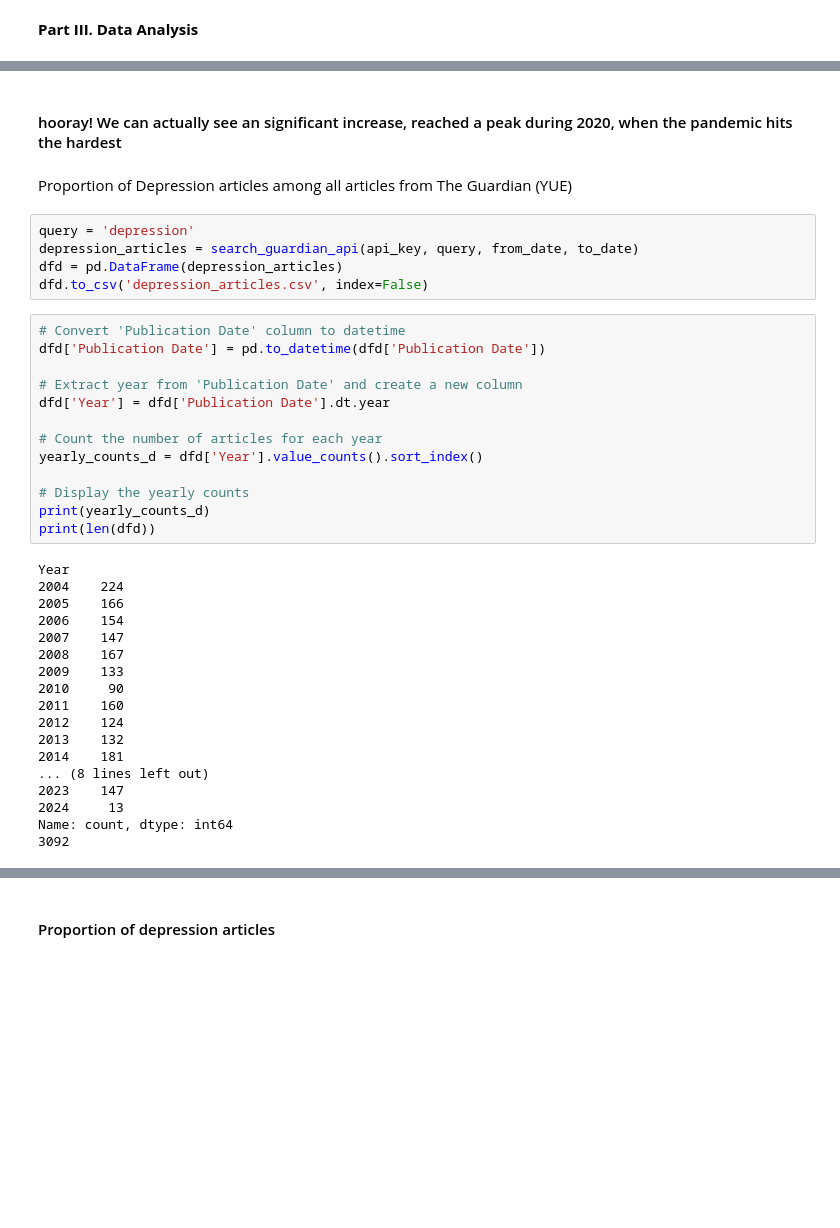
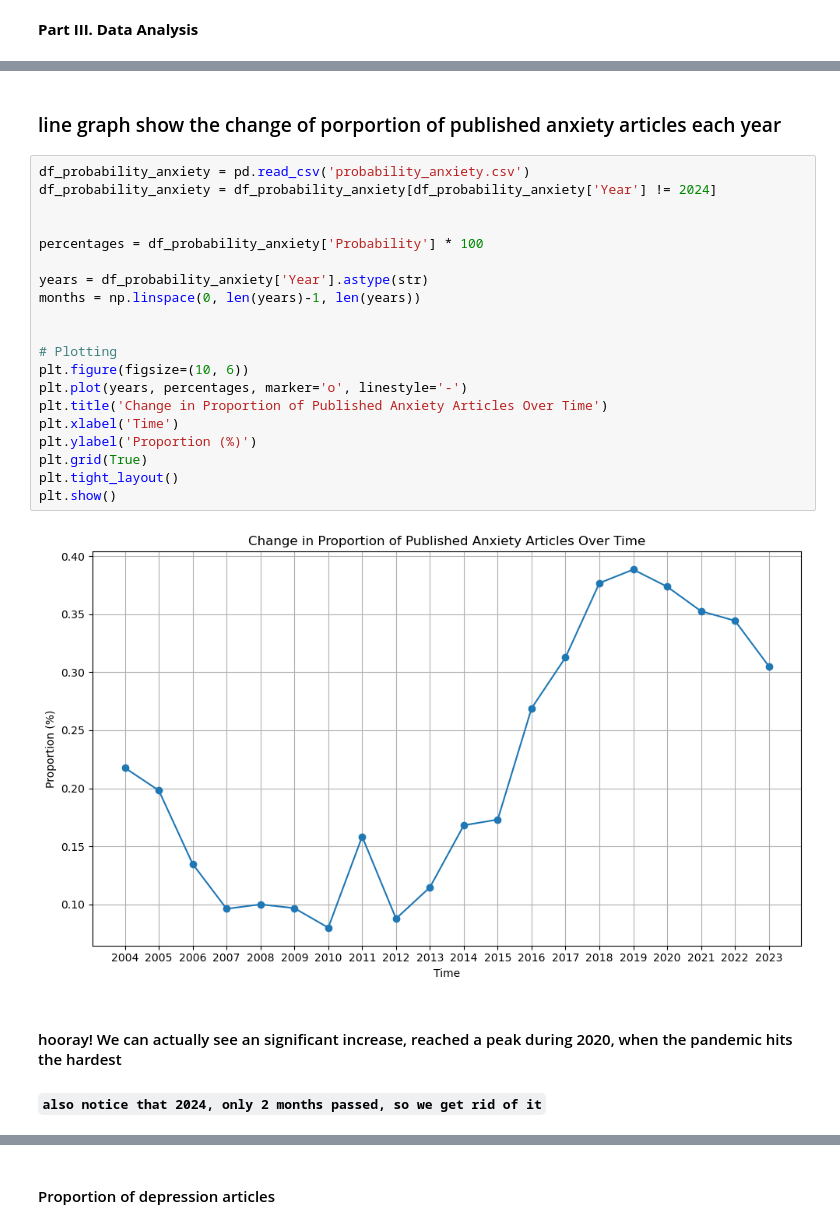
Before and after one commit to kexinz330/mentalhealth-news-kz, a Jupyter notebook: psychkids.ipynb, the cells around one changed output, grey strips where cells are left out. Saved outputs shown, nothing was run; the diff lists cells and outputs as text; blank space fills up the shorter version.

```diff
--- a/psychkids.ipynb
+++ b/psychkids.ipynb
@@ -525,40 +588,28 @@ plt.show()
+# %% [markdown]
+### line graph show the change of porportion of published anxiety articles each year
+# %%
+df_probability_anxiety = pd.read_csv('probability_anxiety.csv')
+df_probability_anxiety = df_probability_anxiety[df_probability_anxiety['Year'] != 2024]
+
+
+percentages = df_probability_anxiety['Probability'] * 100
+
+years = df_probability_anxiety['Year'].astype(str)
+months = np.linspace(0, len(years)-1, len(years))
+
+
+# Plotting
+plt.figure(figsize=(10, 6))
+plt.plot(years, percentages, marker='o', linestyle='-')
+plt.title('Change in Proportion of Published Anxiety Articles Over Time')
+plt.xlabel('Time')
+plt.ylabel('Proportion (%)')
+plt.grid(True)
+plt.tight_layout()
+plt.show()
+# %% [output]
+[figure, added]
 # %% [markdown]
 #### hooray! We can actually see an significant increase, reached a peak during 2020, when  the pandemic hits the hardest
+
+#### `also notice that 2024, only 2 months passed, so we get rid of it`
-# %% [markdown]
-Proportion of Depression articles among all articles from The Guardian (YUE)
-# %%
-query = 'depression'
-depression_articles = search_guardian_api(api_key, query, from_date, to_date)
-dfd = pd.DataFrame(depression_articles)
-dfd.to_csv('depression_articles.csv', index=False)
-# %%
-# Convert 'Publication Date' column to datetime
-dfd['Publication Date'] = pd.to_datetime(dfd['Publication Date'])
-
-# Extract year from 'Publication Date' and create a new column
-dfd['Year'] = dfd['Publication Date'].dt.year
-
-# Count the number of articles for each year
-yearly_counts_d = dfd['Year'].value_counts().sort_index()
-
-# Display the yearly counts
-print(yearly_counts_d)
-print(len(dfd))
-# %% [output]
-Year
-2004    224
-2005    166
-2006    154
-2007    147
-2008    167
-2009    133
-2010     90
-2011    160
-2012    124
-2013    132
-2014    181
-... (8 lines left out)
-2023    147
-2024     13
-Name: count, dtype: int64
-3092
```
Also changed, not shown: parts of 39 cells of this notebook.
